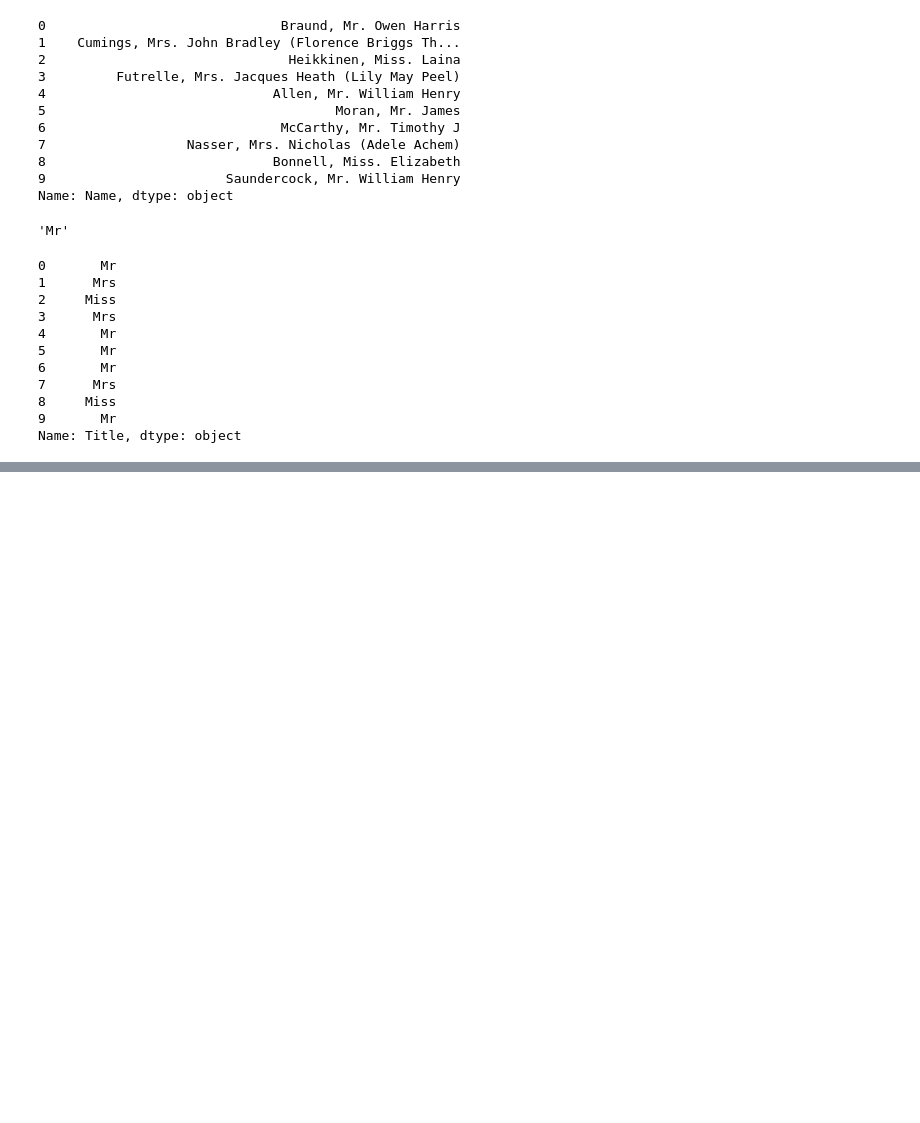
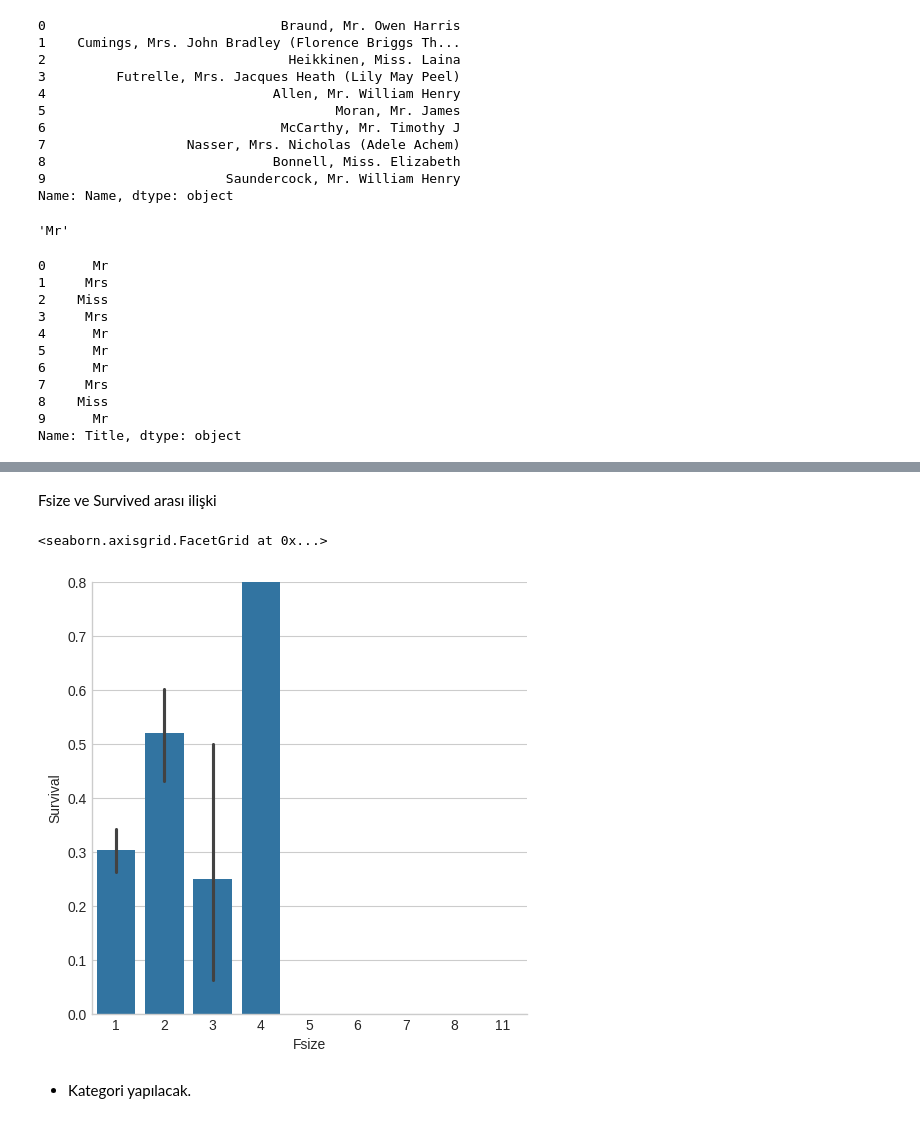
Before and after one commit to akalinirem/machine_learning, a Jupyter notebook: pages/titanic_project/titanic_project.ipynb, the cells around one changed output, grey strips where cells are left out. Drawn from its saved outputs; the diff is of its cells as text; code cells hidden in the pictures; blank space fills up the shorter version.

```diff
--- a/pages/titanic_project/titanic_project.ipynb
+++ b/pages/titanic_project/titanic_project.ipynb
@@ -755,0 +795,2 @@ plt.show()
+# %%
+train_df.drop(labels = ["Name"], axis = 1, inplace = True)
@@ -755,0 +806,3 @@ plt.show()
+# %%
+train_df = pd.get_dummies(train_df,columns=["Title"],dtype = int) # Title sütununu kategorik haline getirdi.
+train_df.head()
@@ -755,0 +831,2 @@ plt.show()
+# %%
+train_df["Fsize"] = train_df["SibSp"] + train_df["Parch"] + 1
@@ -755,0 +844,11 @@ plt.show()
+# %% [markdown]
+Fsize ve Survived arası ilişki
+# %%
+g = sns.catplot(x = "Fsize", y = "Survived", data = train_df, kind = "bar")
+g.set(ylim=(0, 0.8))
+g.set_ylabels("Survival")
+# %% [output]
+<seaborn.axisgrid.FacetGrid at 0x...>
+[figure, added]
+# %% [markdown]
+* Kategori yapılacak.
```
Also changed, not shown: parts of 47 cells of this notebook.
